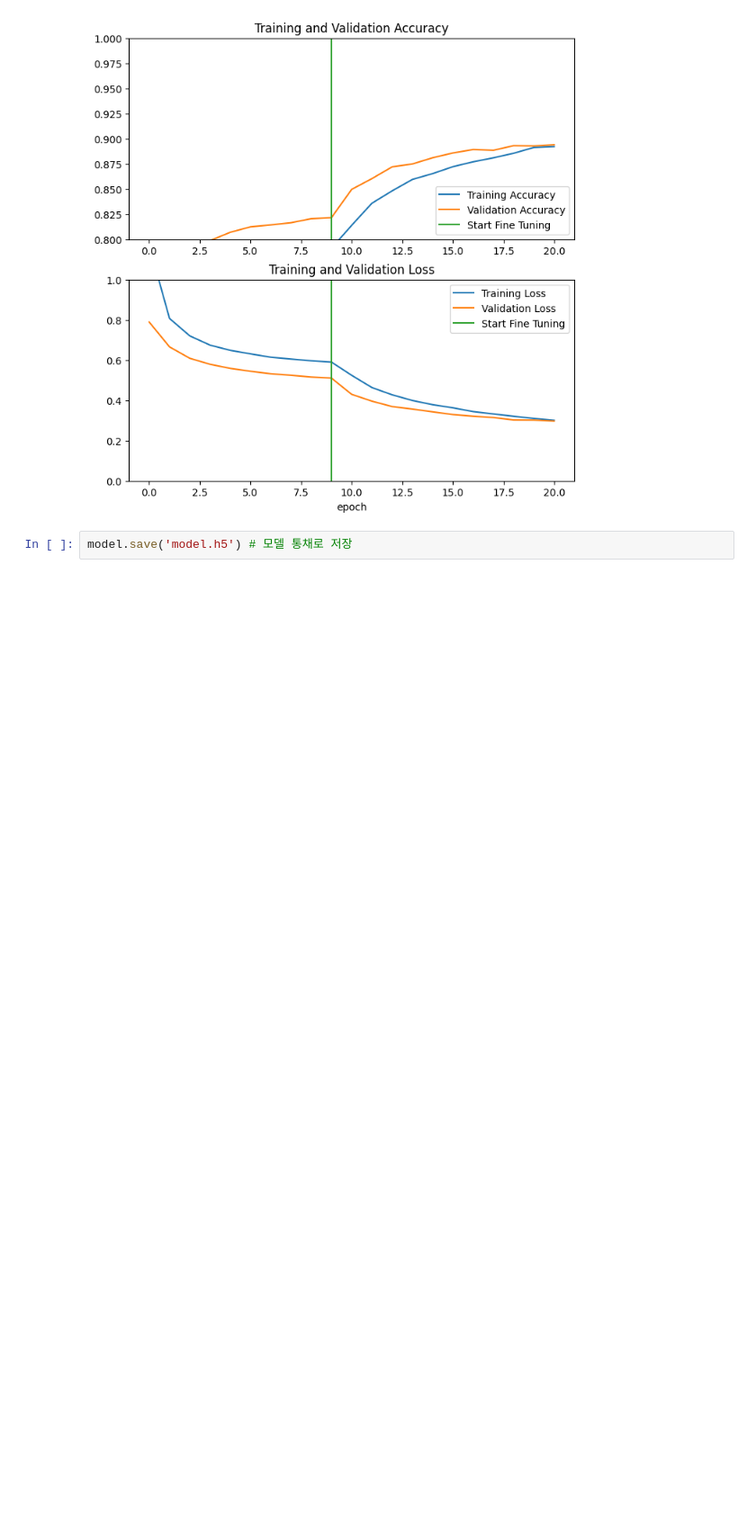
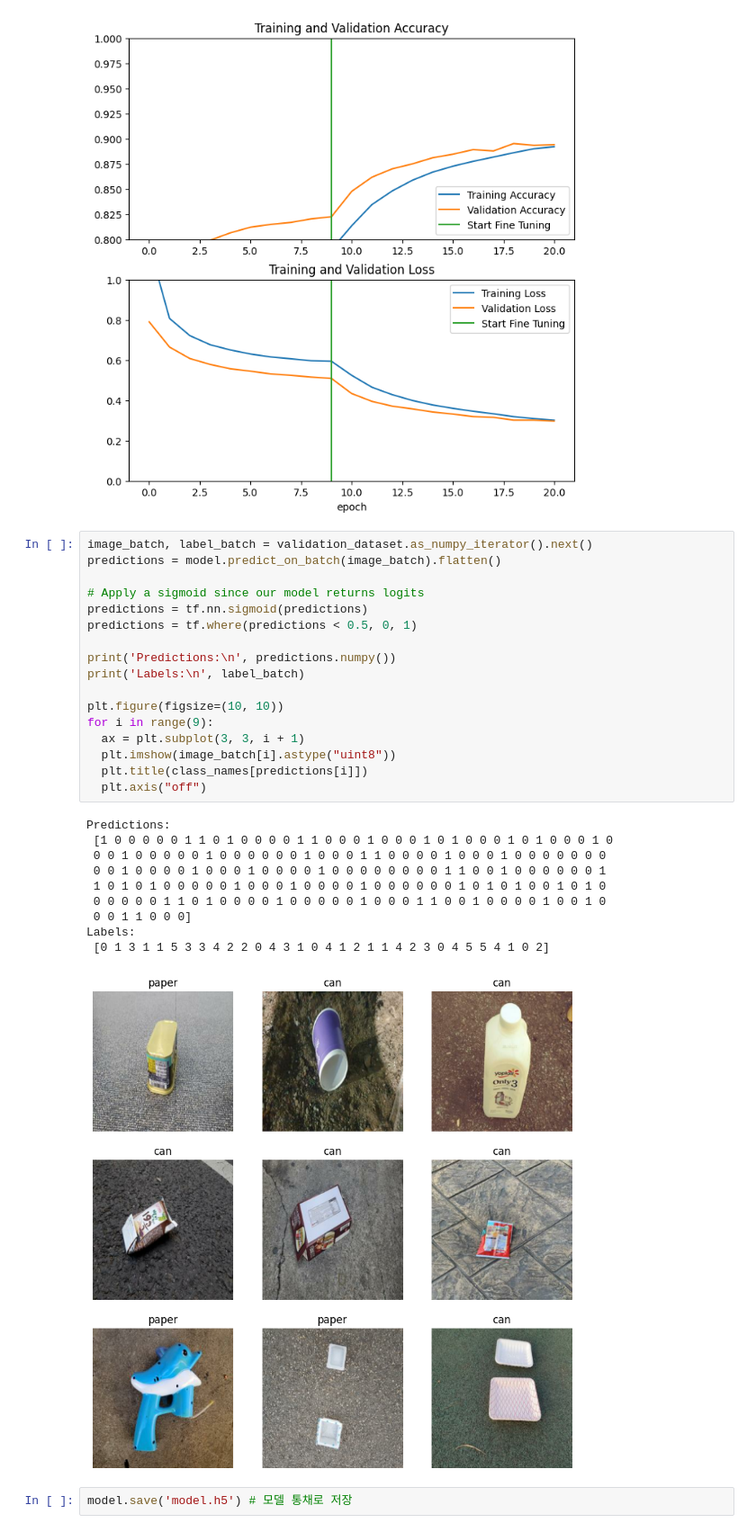
Before and after one commit to yu828282/multicampus, a Jupyter notebook: mobilenet_v3_small.ipynb, the cells around one changed output. Shown at 90% size. Saved outputs shown, nothing was run; the diff lists cells and outputs as text; blank space fills up the shorter version.

```diff
--- a/mobilenet_v3_small.ipynb
+++ b/mobilenet_v3_small.ipynb
@@ -321,5 +321,33 @@ plt.xlabel('epoch')
 plt.show()
 # %% [output]
 [figure]
+# %%
+image_batch, label_batch = validation_dataset.as_numpy_iterator().next()
+predictions = model.predict_on_batch(image_batch).flatten()
+
+# Apply a sigmoid since our model returns logits
+predictions = tf.nn.sigmoid(predictions)
+predictions = tf.where(predictions < 0.5, 0, 1)
+
+print('Predictions:\n', predictions.numpy())
+print('Labels:\n', label_batch)
+
+plt.figure(figsize=(10, 10))
+for i in range(9):
+  ax = plt.subplot(3, 3, i + 1)
+  plt.imshow(image_batch[i].astype("uint8"))
+  plt.title(class_names[predictions[i]])
+  plt.axis("off")
+# %% [output]
+Predictions:
+ [1 0 0 0 0 0 1 1 0 1 0 0 0 0 1 1 0 0 0 1 0 0 0 1 0 1 0 0 0 1 0 1 0 0 0 1 0
+ 0 0 1 0 0 0 0 0 1 0 0 0 0 0 0 1 0 0 0 1 1 0 0 0 0 1 0 0 0 1 0 0 0 0 0 0 0
+ 0 0 1 0 0 0 0 1 0 0 0 1 0 0 0 0 1 0 0 0 0 0 0 0 0 1 1 0 0 1 0 0 0 0 0 0 1
+ 1 0 1 0 1 0 0 0 0 0 1 0 0 0 1 0 0 0 0 1 0 0 0 0 0 0 1 0 1 0 1 0 0 1 0 1 0
+ 0 0 0 0 0 1 1 0 1 0 0 0 0 1 0 0 0 0 0 1 0 0 0 1 1 0 0 1 0 0 0 0 1 0 0 1 0
+ 0 0 1 1 0 0 0]
+Labels:
+ [0 1 3 1 1 5 3 3 4 2 2 0 4 3 1 0 4 1 2 1 1 4 2 3 0 4 5 5 4 1 0 2]
+[figure, added]
 # %%
 model.save('model.h5') # 모델 통채로 저장
```
Also changed, not shown: parts of 8 cells of this notebook.
